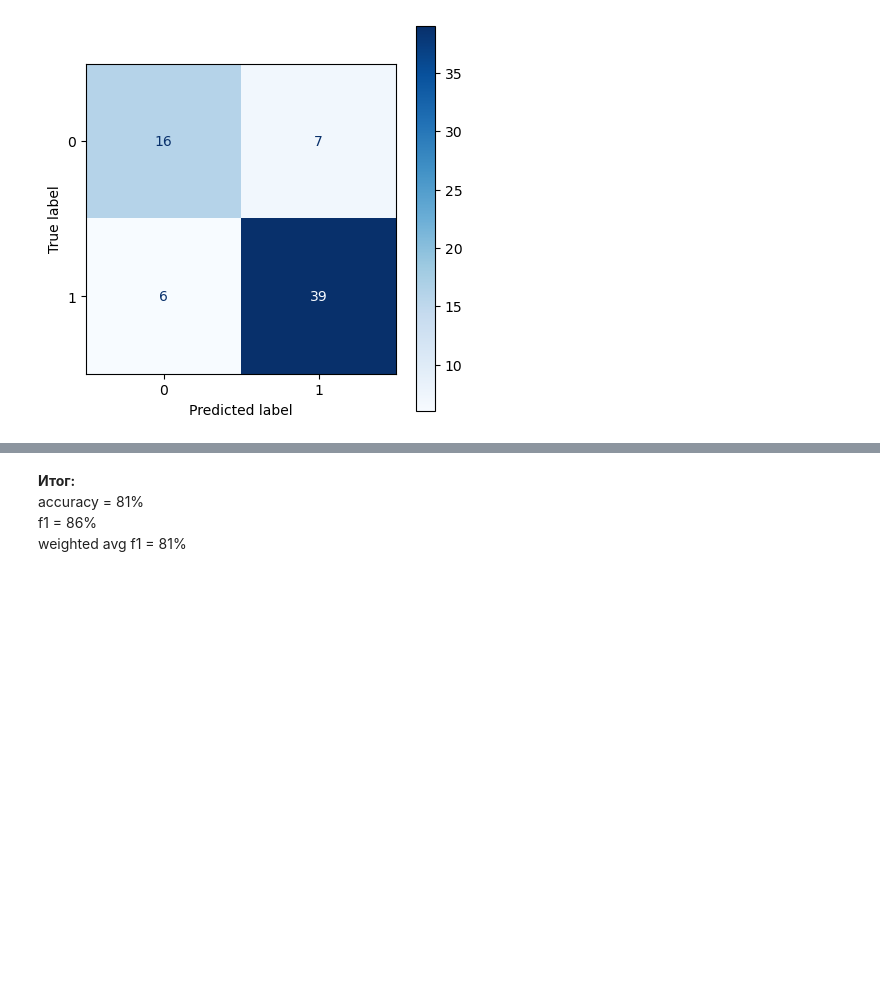
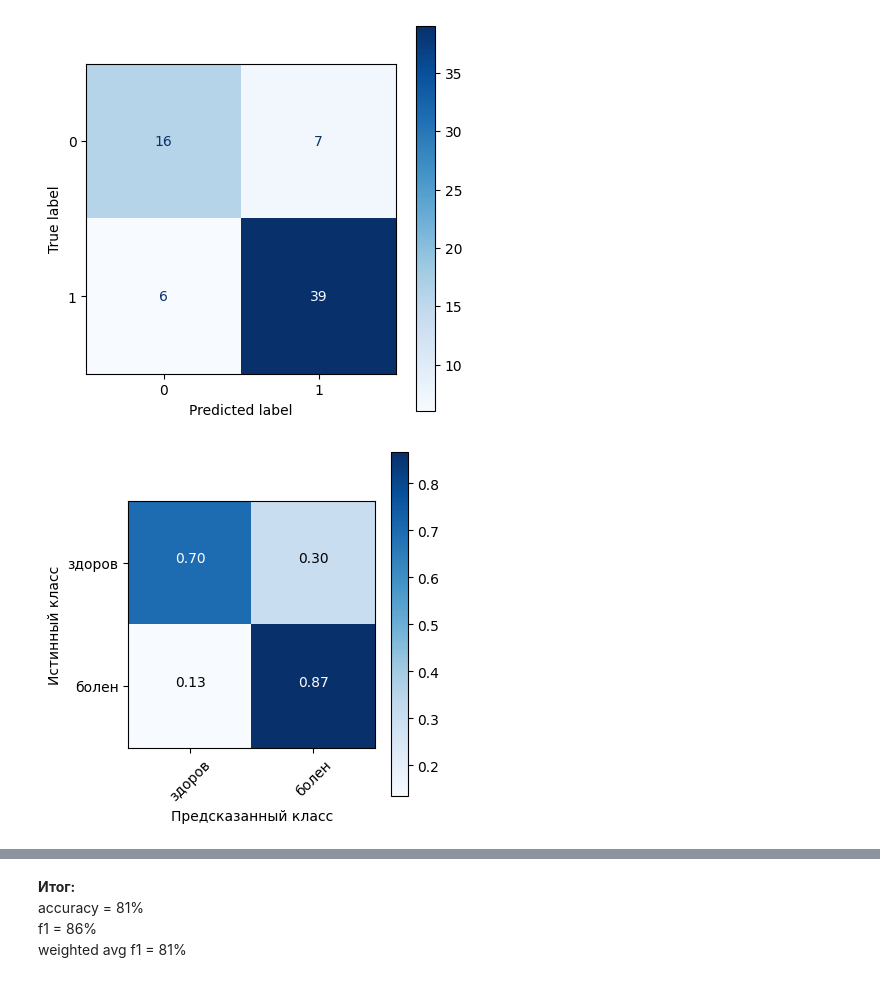
Before and after one commit to Koldim2001/ML_DL_research_VECG, a Jupyter notebook: ML_features/train_ml_all_data.ipynb, the cells around one changed output, grey strips where cells are left out. Cells and saved outputs as stored; diff of their text form; code cells hidden in the pictures; blank space fills up the shorter version.

```diff
--- a/ML_features/train_ml_all_data.ipynb
+++ b/ML_features/train_ml_all_data.ipynb
@@ -293,3 +293,8 @@ weighted avg       0.81      0.81      0.81        68
 
 Матрица несоответствий метода "Случайный лес":
 [figure]
+# %%
+fig, ax = plt.subplots(figsize=(4, 4))
+plot_confusion_matrix(confusion_matrix(y_test, clf_best_rf.predict(X_test)), ['здоров', 'болен'], normalize=True, title='')
+# %% [output]
+[figure, added]
```
Also changed, not shown: parts of 18 cells of this notebook.
